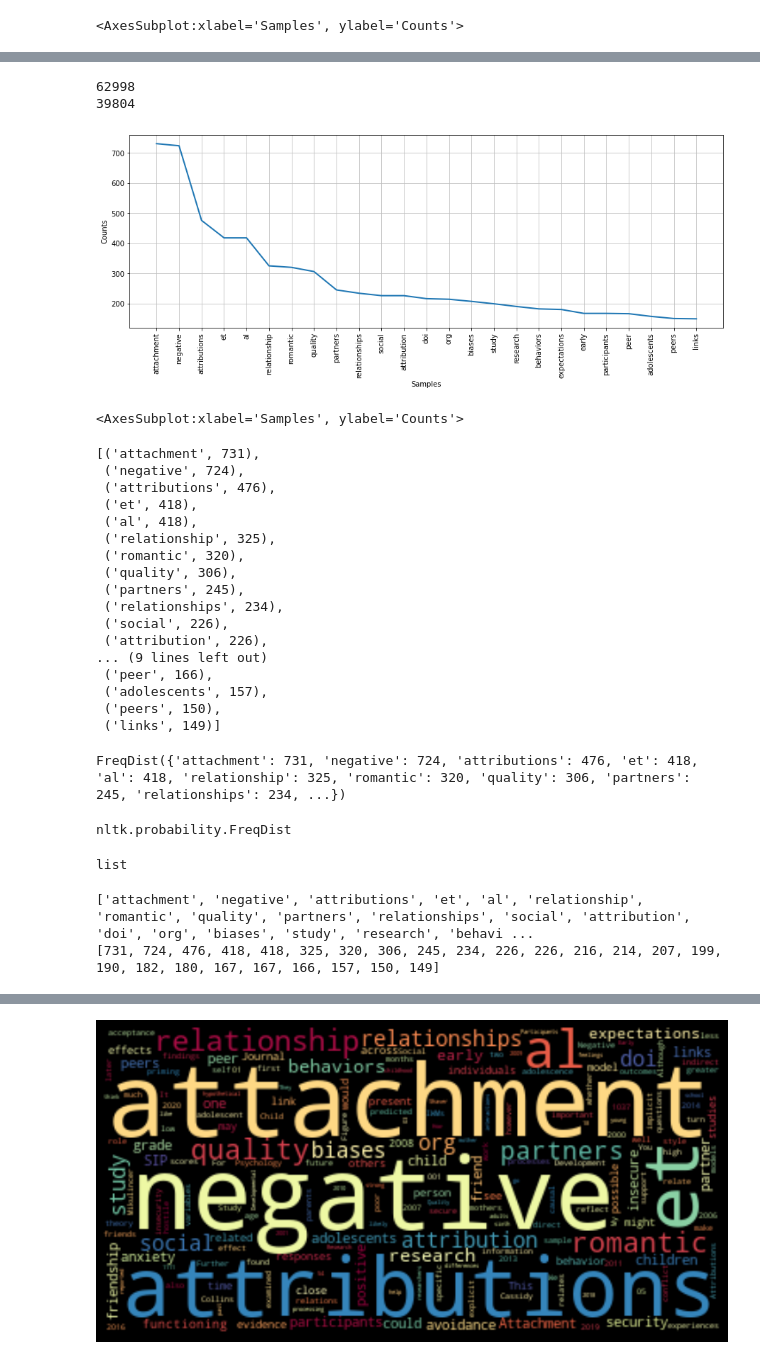
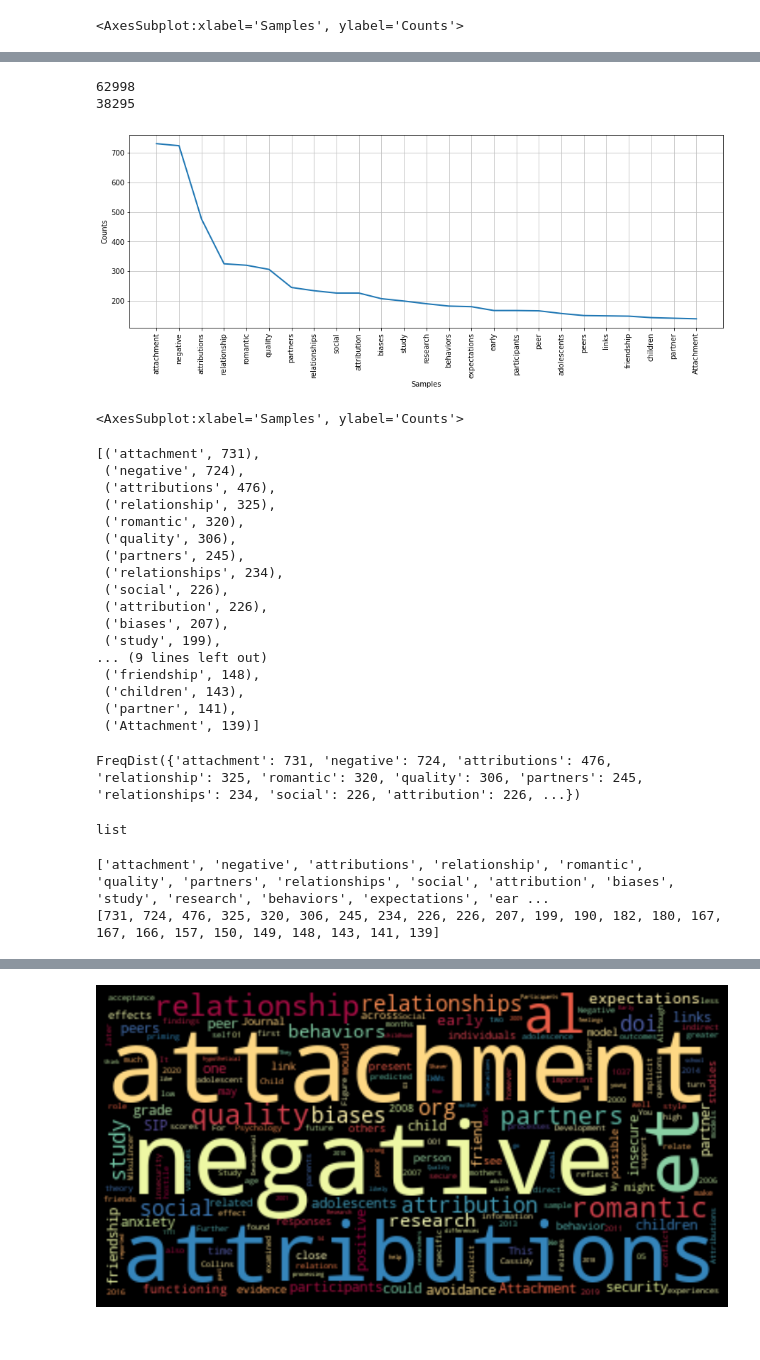
Before and after one commit to MarcBernstein0/raizel-practice-questions, a Jupyter notebook: notebook/Megan_NLP.ipynb, the cells around one changed output, grey strips where cells are left out. Saved outputs shown, nothing was run; the diff lists cells and outputs as text; code cells hidden in the pictures.

```diff
--- a/notebook/Megan_NLP.ipynb
+++ b/notebook/Megan_NLP.ipynb
@@ -105,7 +75,8 @@ additional_stopwords = ['https', 'I', 'com', 'http', 'RT', 'co', 'the', 'amp', '
                         'ly', 'u', 'In', 'in', 'The', 'the', 'Ibid', 'A', 'B', 'S', 'T', 'R', 'A', 'C','T', 't','i','t','l','e',
                         'o','f','D','i','s','s','e', 'a', 'b', 'c', 'd', 'e', 'f', 'g', 'h', 'i', 'j', 'k', 'l', 'm', 'n', 'o', 'p', 'q', 'r',
                        's', 't', 'u', 'v', 'w', 'x', 'y', 'z', 'C', 'D', 'E', 'F', 'G', 'H', 'I', 'J', 'K', 'L', 'M', 'N', 'O', 'P', 'Q', 'U',
-                       'V', 'W', 'X', 'Y', 'Z', '1', '2', '3', '4', '5', '6', '7', '8', '9', '10', '11', '12', '13', '14', '15', '0']
+                       'V', 'W', 'X', 'Y', 'Z', '1', '2', '3', '4', '5', '6', '7', '8', '9', '10', '11', '12', '13', '14', '15', '0', 'et',
+                        'al', 'org', 'doi', '2008', '2009', '2010', '2011', '2012']
 
 stop_words = stopwords.words('english')
 
@@ -113,23 +84,23 @@ stop_words += list(string.punctuation)
 
 stop_words += additional_stopwords
 # %%
-filtered_review=[]
+filtered_megan=[]
 for w in tokenized_megan:
     if w not in stop_words:
-        filtered_review.append(w)
+        filtered_megan.append(w)
 # print("Filterd Sentence:",filtered_review)
 # %%
 print(len(tokenized_megan))
-print(len(filtered_review))
+print(len(filtered_megan))
 # %% [output]
 62998
-39804
+38295
 # %%
-fdist = FreqDist(filtered_review)
+fdist = FreqDist(filtered_megan)
 plt.figure(figsize=(15,5))
 fdist.plot(25)
 # %% [output]
-[figure, old version]
+[figure, new version]
 <AxesSubplot:xlabel='Samples', ylabel='Counts'>
 # %%
 fdist.most_common(25)
@@ -137,8 +108,6 @@ fdist.most_common(25)
 [('attachment', 731),
  ('negative', 724),
  ('attributions', 476),
- ('et', 418),
- ('al', 418),
  ('relationship', 325),
  ('romantic', 320),
  ('quality', 306),
@@ -146,19 +115,17 @@ fdist.most_common(25)
  ('relationships', 234),
  ('social', 226),
  ('attribution', 226),
+ ('biases', 207),
+ ('study', 199),
 ... (9 lines left out)
- ('peer', 166),
- ('adolescents', 157),
- ('peers', 150),
- ('links', 149)]
+ ('friendship', 148),
+ ('children', 143),
+ ('partner', 141),
+ ('Attachment', 139)]
 # %%
 fdist
 # %% [output]
-FreqDist({'attachment': 731, 'negative': 724, 'attributions': 476, 'et': 418, 'al': 418, 'relationship': 325, 'romantic': 320, 'quality': 306, 'partners': 245, 'relationships': 234, ...})
+FreqDist({'attachment': 731, 'negative': 724, 'attributions': 476, 'relationship': 325, 'romantic': 320, 'quality': 306, 'partners': 245, 'relationships': 234, 'social': 226, 'attribution': 226, ...})
-# %%
-type(fdist)
-# %% [output]
-nltk.probability.FreqDist
 # %%
 type(fdist.most_common(25))
 # %% [output]
@@ -170,8 +137,8 @@ print(megan_words)
 megan_counts = [x[1] for x in fdist.most_common(25)]
 print(megan_counts)
 # %% [output]
-['attachment', 'negative', 'attributions', 'et', 'al', 'relationship', 'romantic', 'quality', 'partners', 'relationships', 'social', 'attribution', 'doi', 'org', 'biases', 'study', 'research', 'behavi ...
-[731, 724, 476, 418, 418, 325, 320, 306, 245, 234, 226, 226, 216, 214, 207, 199, 190, 182, 180, 167, 167, 166, 157, 150, 149]
+['attachment', 'negative', 'attributions', 'relationship', 'romantic', 'quality', 'partners', 'relationships', 'social', 'attribution', 'biases', 'study', 'research', 'behaviors', 'expectations', 'ear ...
+[731, 724, 476, 325, 320, 306, 245, 234, 226, 226, 207, 199, 190, 182, 180, 167, 167, 166, 157, 150, 149, 148, 143, 141, 139]
 # %%
 #figured out how to slice from most common!
 # most_common_slice = fdist.most_common(100)
```
Also changed, not shown: parts of 15 cells of this notebook.
